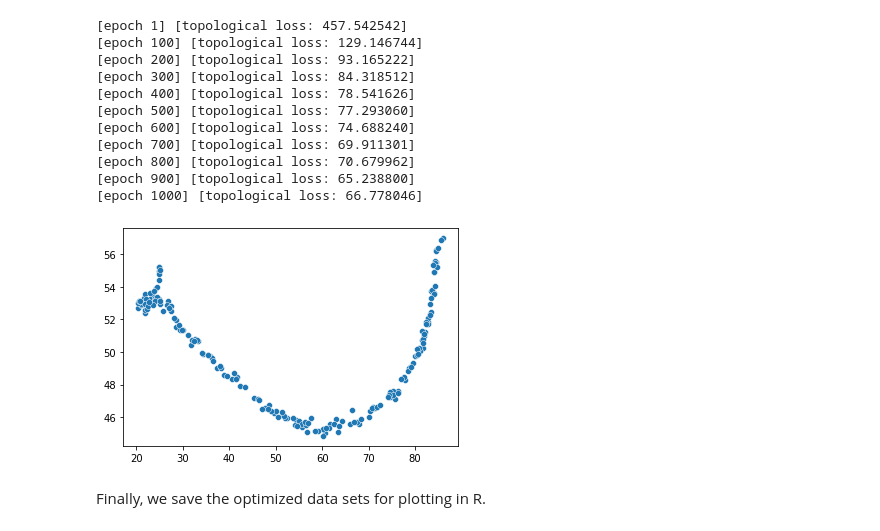
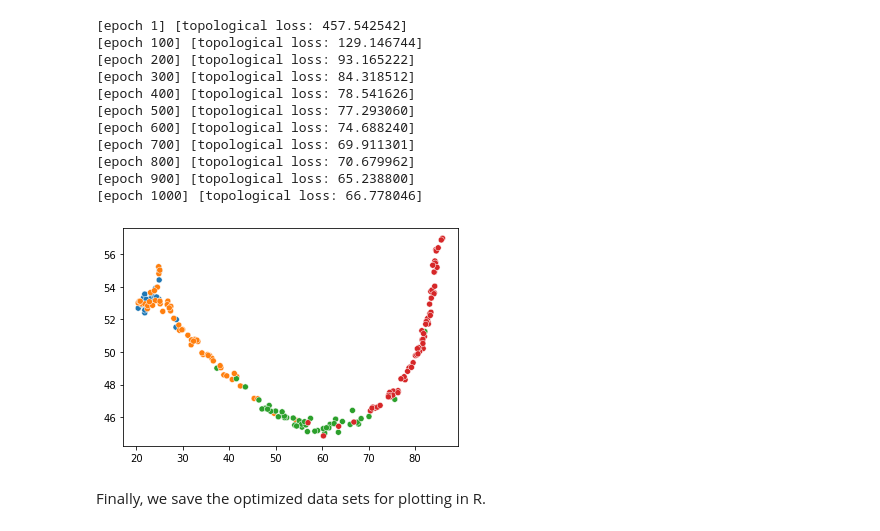
Before and after one commit to robinvndaele/topembedding, a Jupyter notebook: Scripts/Optimize ICLR.ipynb, the cells around one changed output. Saved outputs shown, nothing was run; the diff lists cells and outputs as text; code cells hidden in the pictures.

```diff
--- a/Scripts/Optimize ICLR.ipynb
+++ b/Scripts/Optimize ICLR.ipynb
@@ -31,10 +32,11 @@ import matplotlib.pyplot as plt
 We load and view the data as follows.
 # %%
 # Load the data
-data = np.loadtxt(os.path.join("Data", "ICLR.csv"), delimiter=" ", skiprows=1, usecols=(1, 2))
+data = pd.read_csv(os.path.join("Data", "ICLR.csv"), delimiter=" ")
 
 # Plot the data
 fig, ax = plt.subplots()
-sns.scatterplot(x=data[:,0], y=data[:,1])
+sns.scatterplot(data=data, x="x", y="y", hue="group", ax=ax)
+ax.legend().remove()
 plt.show()
 # %% [output]
@@ -66,7 +68,7 @@ num_epochs = [5, 50, 100, 250, 500, 1000]
 learning_rate = 1e0
 
 # Conduct topological optimization
-Y = torch.autograd.Variable(torch.tensor(data).type(torch.float), requires_grad=True)
+Y = torch.autograd.Variable(torch.tensor(np.array(data.loc[:,["x","y"]])).type(torch.float), requires_grad=True)
 optimizer = torch.optim.Adam([Y], lr=learning_rate)
 
 for epoch in range(num_epochs[len(num_epochs) - 1]):
@@ -95,11 +97,12 @@ for epoch in range(num_epochs[len(num_epochs) - 1]):
 # %%
 # View topologically optimized data for a particular number of epochs
 epoch = 250
 fig, ax = plt.subplots()
-sns.scatterplot(x=optimized[epoch][:,0], y=optimized[epoch][:,1])
+sns.scatterplot(x=optimized[epoch][:,0], y=optimized[epoch][:,1], hue=data.loc[:,"group"], ax=ax)
+ax.legend().remove()
 plt.show()
 # %% [output]
-[figure, old version]
+[figure, new version]
 # %% [markdown]
 Finally, we save the optimized data sets for plotting in R.
 # %%
```
Also changed, not shown: parts of 2 cells of this notebook, 7 other files.
